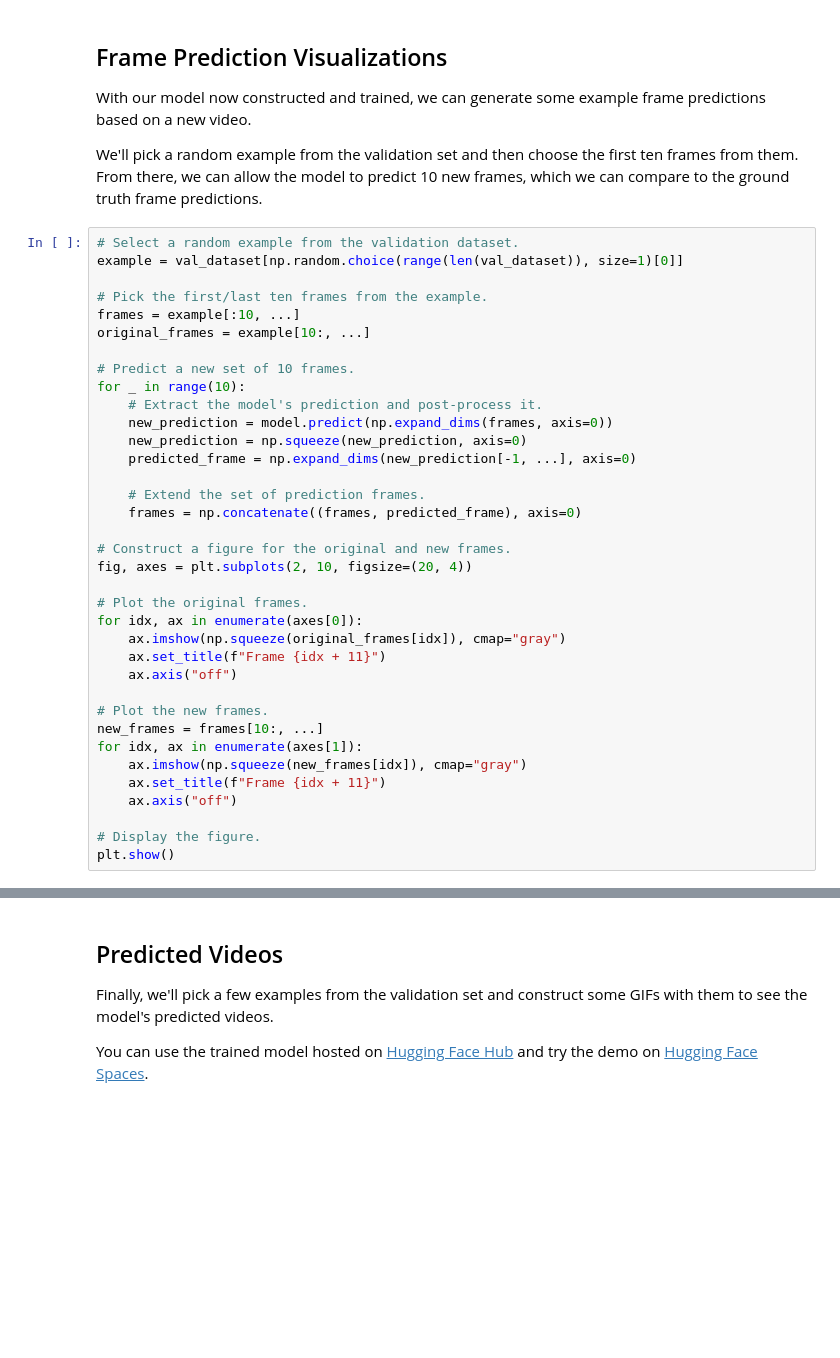
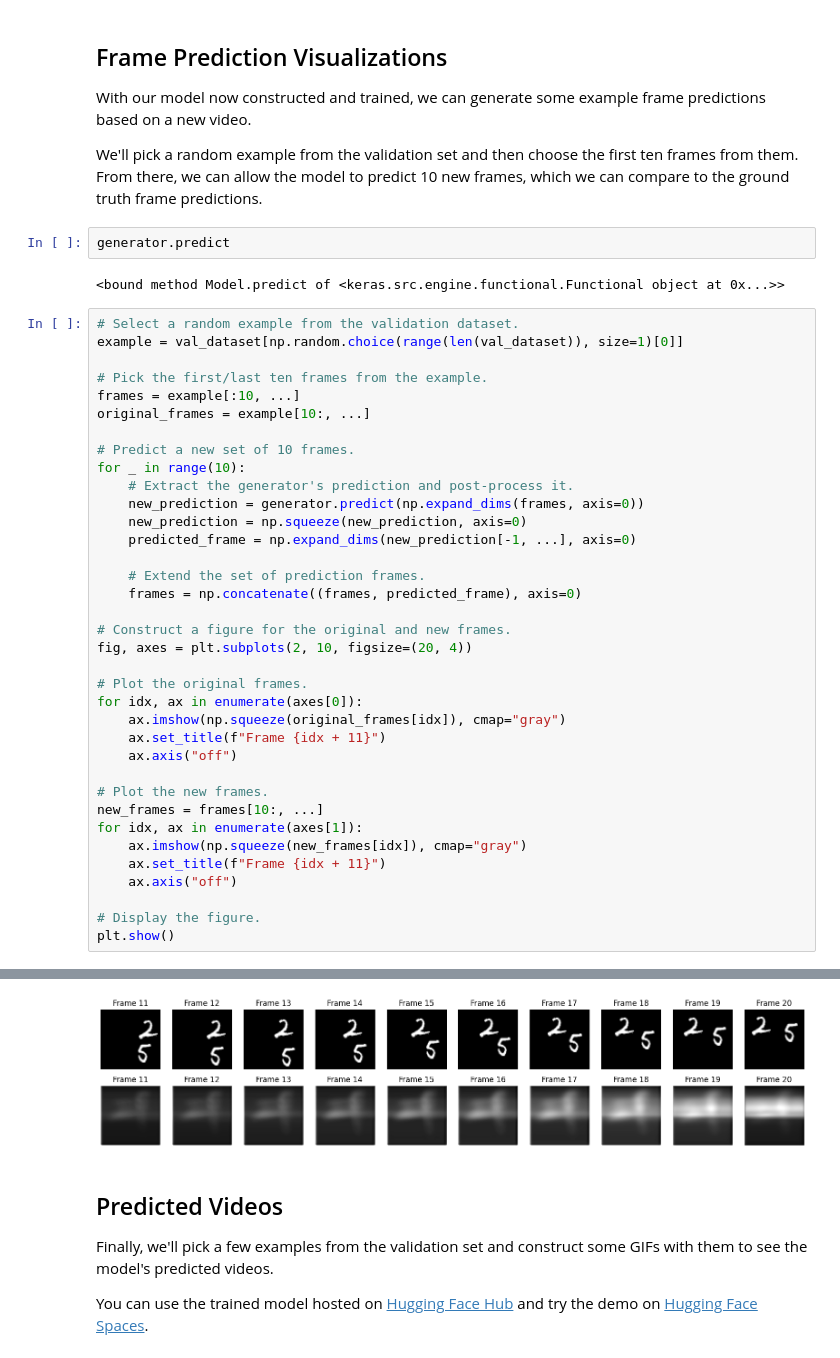
Before and after one commit to yiqiao-yin/WYNAssociates, a Jupyter notebook: docs/ref-deeplearning/ex11k - next frame prediction instruct-vapaad.ipynb, the cells around one changed output, grey strips where cells are left out. Saved outputs shown, nothing was run; the diff lists cells and outputs as text; blank space fills up the shorter version.

```diff
--- a/docs/ref-deeplearning/ex11k - next frame prediction instruct-vapaad.ipynb
+++ b/docs/ref-deeplearning/ex11k - next frame prediction instruct-vapaad.ipynb
@@ -441,6 +548,10 @@ We'll pick a random example from the validation set and
 then choose the first ten frames from them. From there, we can
 allow the model to predict 10 new frames, which we can compare
 to the ground truth frame predictions.
+# %%
+generator.predict
+# %% [output]
+<bound method Model.predict of <keras.src.engine.functional.Functional object at 0x...>>
 # %%
 # Select a random example from the validation dataset.
 example = val_dataset[np.random.choice(range(len(val_dataset)), size=1)[0]]
@@ -451,8 +562,8 @@ original_frames = example[10:, ...]
 
 # Predict a new set of 10 frames.
 for _ in range(10):
-    # Extract the model's prediction and post-process it.
-    new_prediction = model.predict(np.expand_dims(frames, axis=0))
+    # Extract the generator's prediction and post-process it.
+    new_prediction = generator.predict(np.expand_dims(frames, axis=0))
     new_prediction = np.squeeze(new_prediction, axis=0)
     predicted_frame = np.expand_dims(new_prediction[-1, ...], axis=0)
 
@@ -477,3 +588,4 @@ for idx, ax in enumerate(axes[1]):
 
 # Display the figure.
 plt.show()
+# %% [output]
@@ -480,3 +602,4 @@ plt.show()
+[figure, added]
 # %% [markdown]
 ## Predicted Videos
 
```
Also changed, not shown: parts of 59 cells of this notebook, 7 other files.
